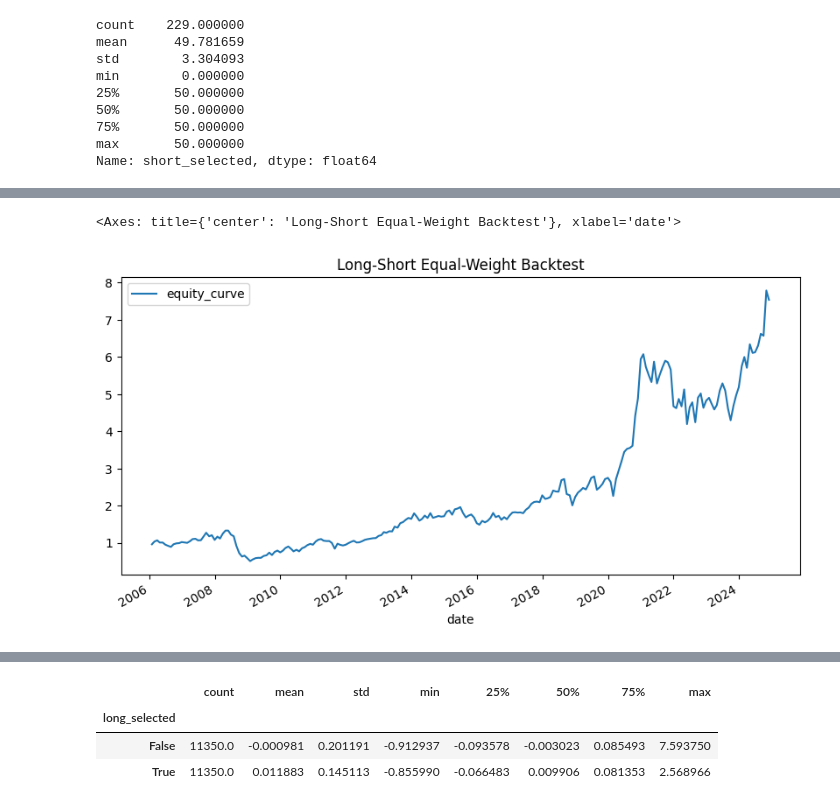
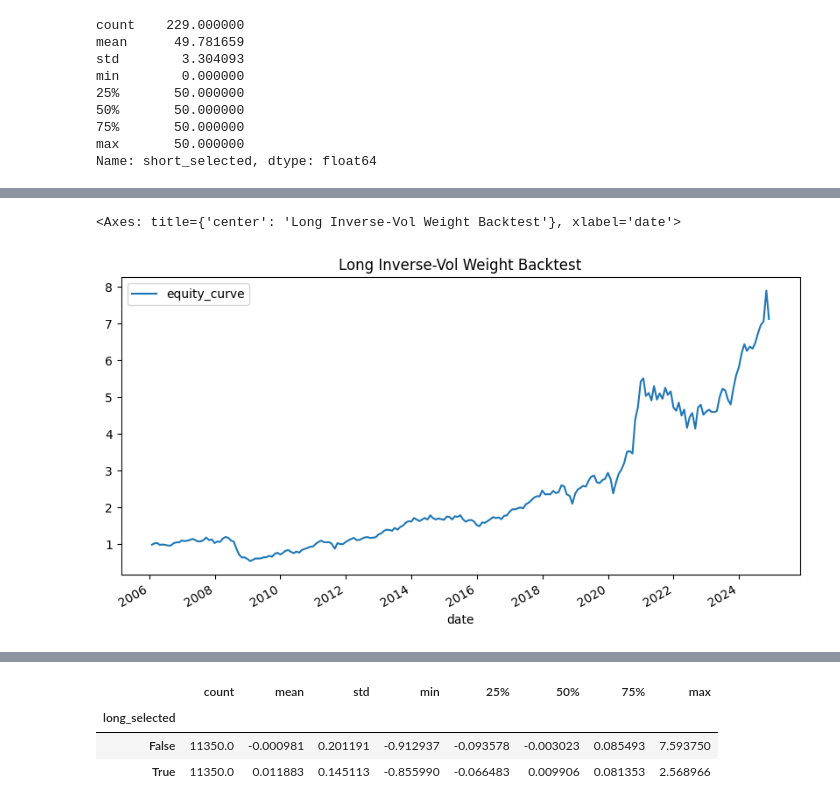
Before and after one commit to asm304/multi-asset-portfolio-framework, a Jupyter notebook: notebooks/01_download_data.ipynb, the cells around one changed output, grey strips where cells are left out. Saved outputs shown, nothing was run; the diff lists cells and outputs as text; code cells hidden in the pictures.

Commit message:
Sector Data, Volatility Scaling, Turnover Buffer

```diff
--- a/notebooks/01_download_data.ipynb
+++ b/notebooks/01_download_data.ipynb
@@ -579,0 +747,15 @@ bt, holdings, metrics = run_backtest(alpha)
+# %%
+from src.backtest.engine import run_backtest
+from src.alpha.composite import build_alpha_model
+
+alpha_df = build_alpha_model()
+backtest_df, holdings_df, metrics = run_backtest(
+    alpha_df,
+    transaction_cost_bps=10,
+    rebalance_freq="Q",
+    run_name="inv_vol_q_long_only_buffer_100",
+    use_buffer=True,
+    buffer_size=100
+)
+
+metrics
@@ -634,8 +825,8 @@ bt[["date", "gross_ret", "net_ret", "turnover", "equity_curve"]].head(12)
 # %%
-bt.plot(x="date", y="equity_curve", figsize=(10,5), title="Long-Short Equal-Weight Backtest")
+backtest_df.plot(x="date", y="equity_curve", figsize=(10,5), title="Long Inverse-Vol Weight Backtest")
 # %% [output]
-<Axes: title={'center': 'Long-Short Equal-Weight Backtest'}, xlabel='date'>
+<Axes: title={'center': 'Long Inverse-Vol Weight Backtest'}, xlabel='date'>
-[figure, old version]
+[figure, new version]
 # %%
 test = holdings[holdings["ticker"] == "AAPL"][
     ["date", "ticker", "alpha", "rank_long", "long_selected", "fwd_ret_1m"]
```
Also changed, not shown: parts of 48 cells of this notebook, 6 other files.
